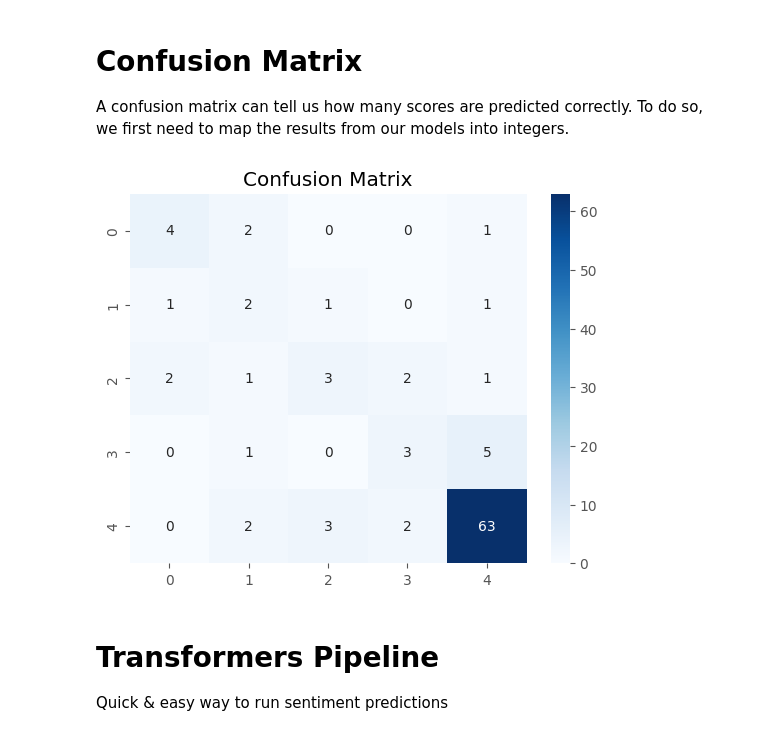
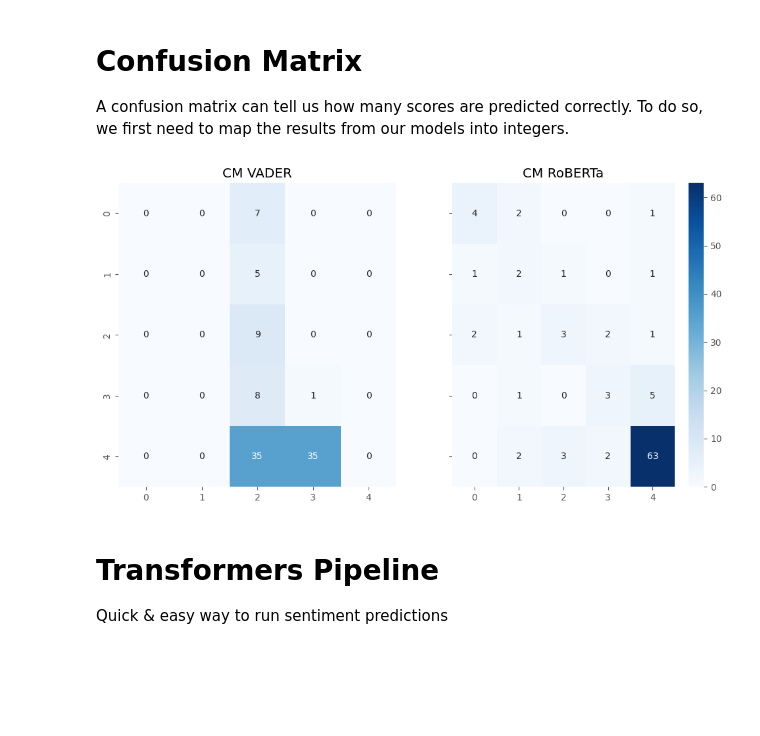
Before and after one commit to marcodigennaro/LLM, a Jupyter notebook: llm/jupyter-notebooks/sentiment_analysis.ipynb, the cells around one changed output. Drawn from its saved outputs; the diff is of its cells as text; code cells hidden in the pictures; blank space fills up the shorter version.

```diff
--- a/llm/jupyter-notebooks/sentiment_analysis.ipynb
+++ b/llm/jupyter-notebooks/sentiment_analysis.ipynb
@@ -379,14 +313,29 @@ results_df['vader_int'] = results_df.apply(lambda row: map_scores(row, 'vader'),
-# %%
-from sklearn.metrics import confusion_matrix
-
-cm = confusion_matrix(results_df['Score'], results_df['roberta_int'])
-sns.heatmap(cm, annot=True, fmt="d", cmap='Blues')
-
-# Add titles and labels
-plt.title('Confusion Matrix')
-plt.savefig(IMAGES_DIR.joinpath('confusion_matrix.jpeg'))
-# %% [output]
-[figure, removed]
+# %%
+from sklearn.metrics import confusion_matrix
+import matplotlib.pyplot as plt
+import seaborn as sns
+
+# Assuming results_df is defined elsewhere and contains the necessary columns
+cm1 = confusion_matrix(results_df['Score'], results_df['vader_int'])
+cm2 = confusion_matrix(results_df['Score'], results_df['roberta_int'])
+
+# Calculate the maximum value from both confusion matrices for consistent color scaling
+vmax = np.max([cm1.max(), cm2.max()])
+
+# Set up the figure and axes
+fig, ax = plt.subplots(1, 2, figsize=(12, 6), sharey=True)
+
+# Create heatmaps
+sns.heatmap(cm1, annot=True, fmt="d", cmap='Blues', ax=ax[0], cbar=False, vmax=vmax)
+sns.heatmap(cm2, annot=True, fmt="d", cmap='Blues', ax=ax[1], vmax=vmax)
+
+
+# Add titles and labels
+ax[0].set_title('CM VADER')
+ax[1].set_title('CM RoBERTa')
+plt.savefig(IMAGES_DIR.joinpath('confusion_matrix.jpeg'))
+# %% [output]
+[figure, added]
 # %% [markdown]
 # Transformers Pipeline
 
```
Also changed, not shown: parts of 6 cells of this notebook, 7 other files.
